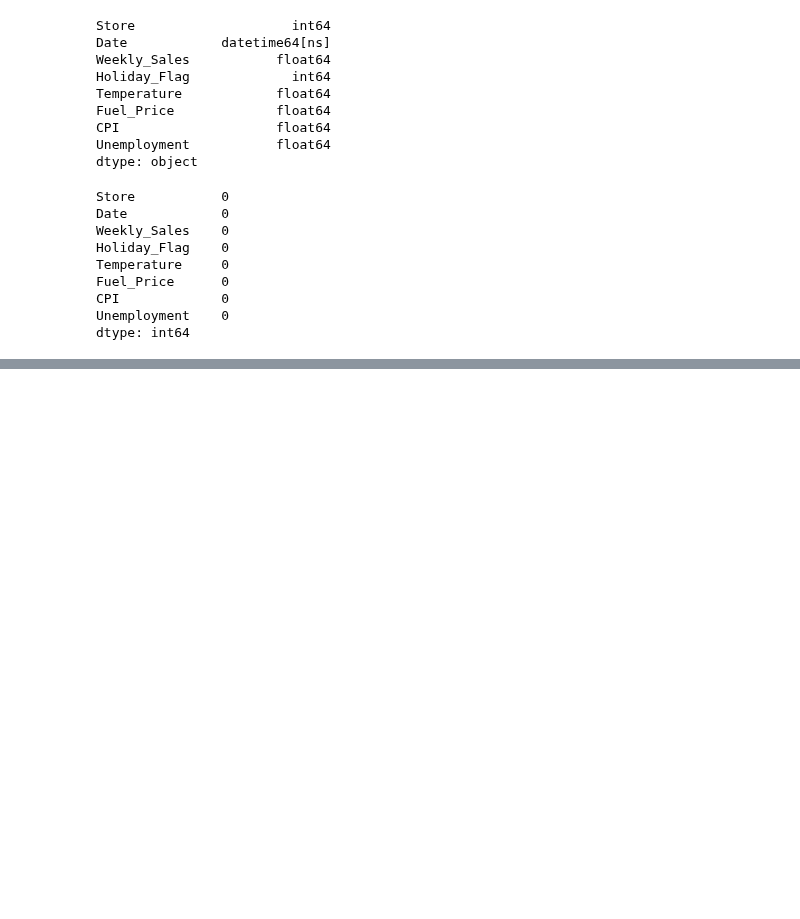
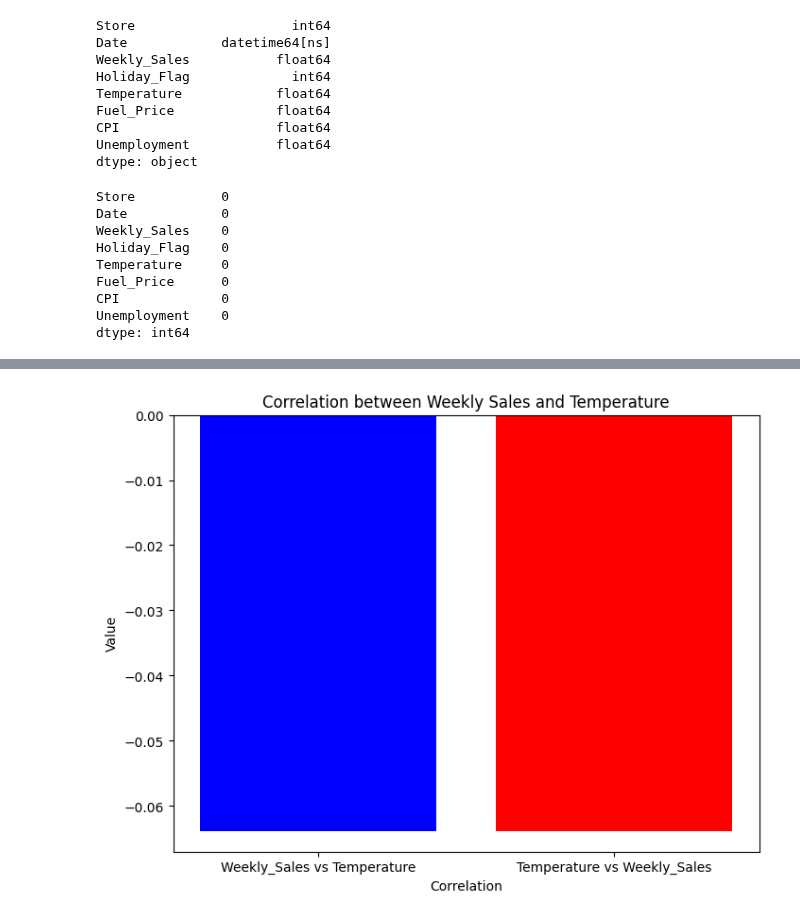
Before and after one commit to silas-ph/Project-2, a Jupyter notebook: Raisha's Folder/Test.ipynb, the cells around one changed output, grey strips where cells are left out. Saved outputs shown, nothing was run; the diff lists cells and outputs as text; code cells hidden in the pictures; blank space fills up the shorter version.

```diff
--- a/Raisha's Folder/Test.ipynb
+++ b/Raisha's Folder/Test.ipynb
@@ -119,0 +149,10 @@ plt.show()
+# %%
+plt.figure(figsize=(8, 6))
+plt.bar(range(2), [correlation.iloc[0, 1], correlation.iloc[1, 0]], color=['b', 'r'])
+plt.xticks(range(2), ['Weekly_Sales vs Temperature', 'Temperature vs Weekly_Sales'])
+plt.xlabel('Correlation')
+plt.ylabel('Value')
+plt.title('Correlation between Weekly Sales and Temperature')
+plt.show()
+# %% [output]
+[figure, added]
```
Also changed, not shown: parts of 14 cells of this notebook.
